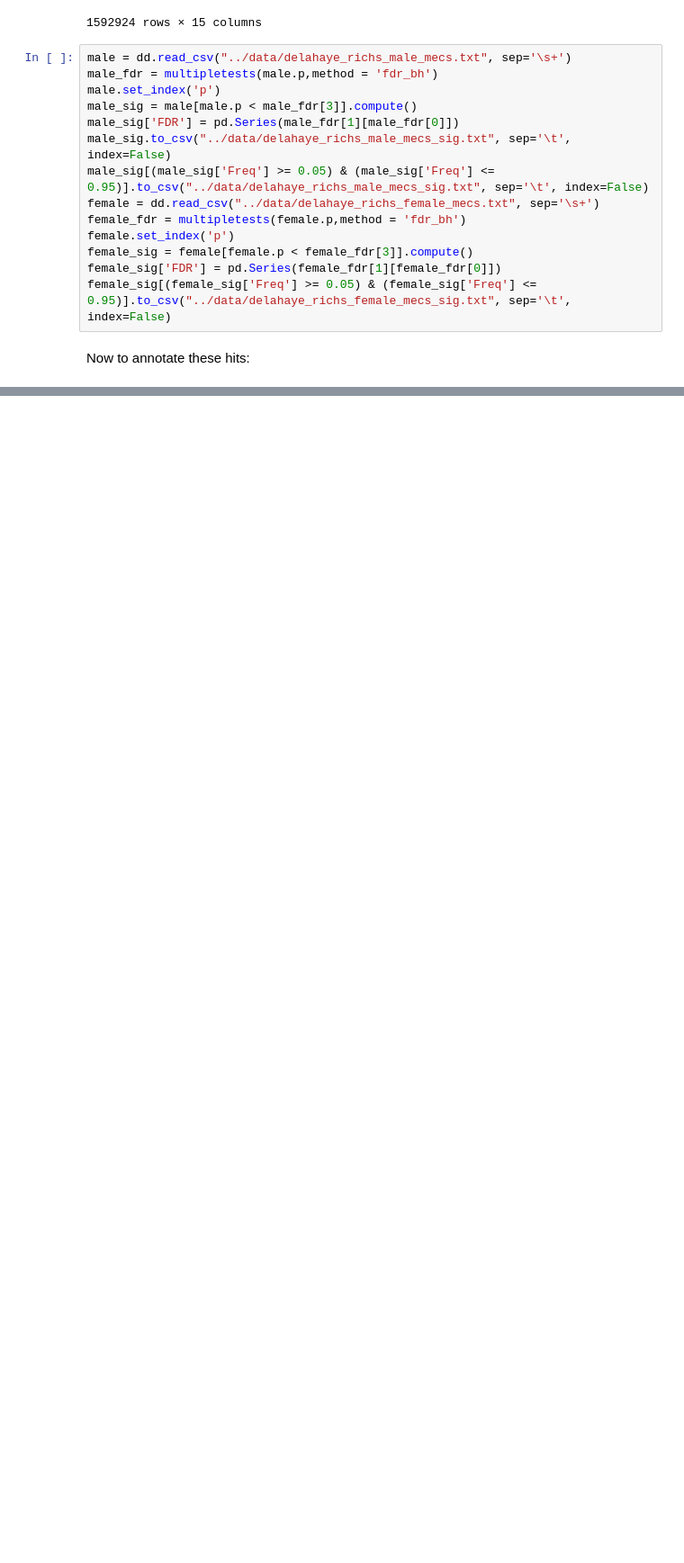
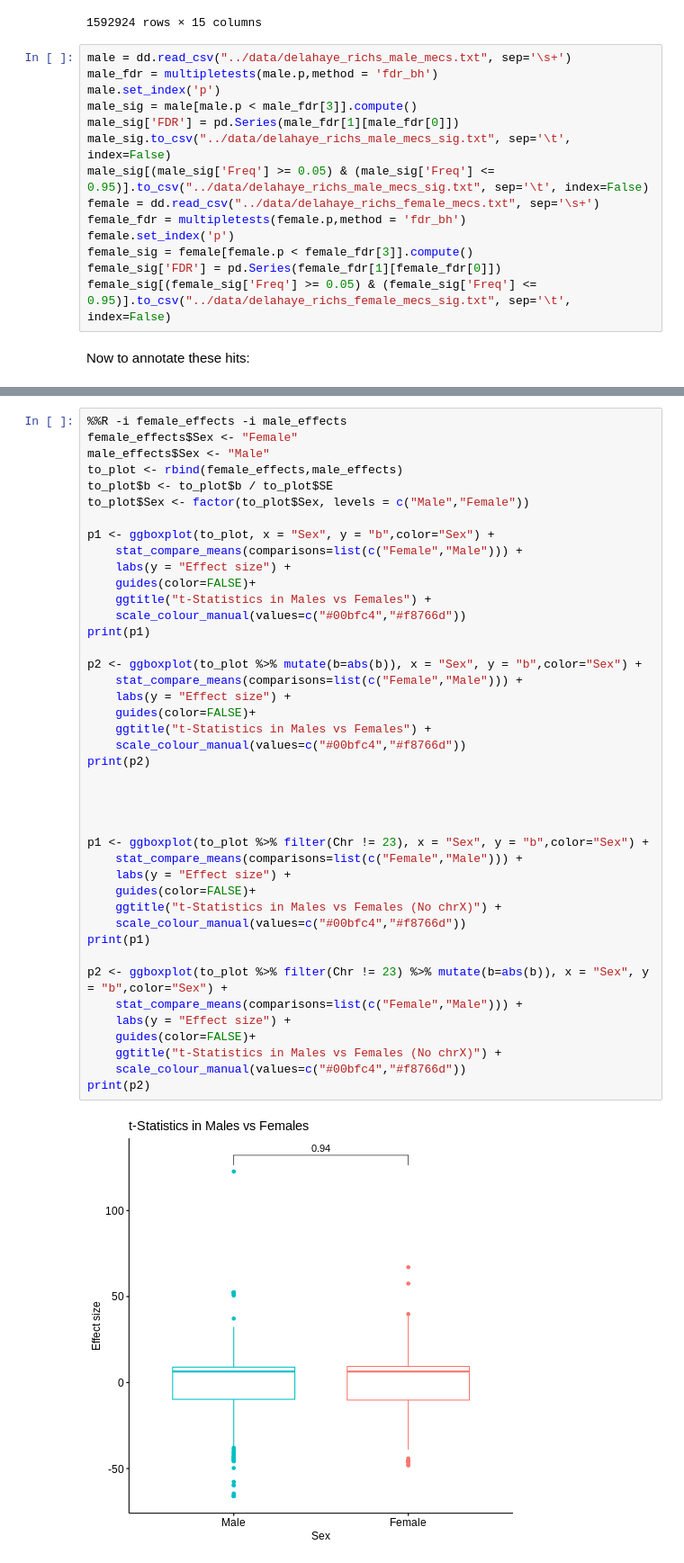
Before and after one commit to wilcas/sex_specific_mQTL, a Jupyter notebook: delahaye_mQTL_analyses/mQTL_meta_analysis.ipynb, the cells around one changed output, grey strips where cells are left out. Shown at 90% size. Cells and saved outputs as stored; diff of their text form; blank space fills up the shorter version.

```diff
--- a/delahaye_mQTL_analyses/mQTL_meta_analysis.ipynb
+++ b/delahaye_mQTL_analyses/mQTL_meta_analysis.ipynb
@@ -297,0 +376,44 @@ female_sig_annot.to_csv("../data/female_meta_annotated_hits.txt.gz",sep='\t',ind
+# %%
+%%R -i female_effects -i male_effects
+female_effects$Sex <- "Female"
+male_effects$Sex <- "Male"
+to_plot <- rbind(female_effects,male_effects)
+to_plot$b <- to_plot$b / to_plot$SE
+to_plot$Sex <- factor(to_plot$Sex, levels = c("Male","Female"))
+
+p1 <- ggboxplot(to_plot, x = "Sex", y = "b",color="Sex") +
+    stat_compare_means(comparisons=list(c("Female","Male"))) +
+    labs(y = "Effect size") +
+    guides(color=FALSE)+
+    ggtitle("t-Statistics in Males vs Females") +
+    scale_colour_manual(values=c("#00bfc4","#f8766d"))
+print(p1)
+
+p2 <- ggboxplot(to_plot %>% mutate(b=abs(b)), x = "Sex", y = "b",color="Sex") +
+    stat_compare_means(comparisons=list(c("Female","Male"))) +
+    labs(y = "Effect size") +
+    guides(color=FALSE)+
+    ggtitle("t-Statistics in Males vs Females") +
+    scale_colour_manual(values=c("#00bfc4","#f8766d"))
+print(p2)
+
+
+
+
+p1 <- ggboxplot(to_plot %>% filter(Chr != 23), x = "Sex", y = "b",color="Sex") +
+    stat_compare_means(comparisons=list(c("Female","Male"))) +
+    labs(y = "Effect size") +
+    guides(color=FALSE)+
+    ggtitle("t-Statistics in Males vs Females (No chrX)") +
+    scale_colour_manual(values=c("#00bfc4","#f8766d"))
+print(p1)
+
+p2 <- ggboxplot(to_plot %>% filter(Chr != 23) %>% mutate(b=abs(b)), x = "Sex", y = "b",color="Sex") +
+    stat_compare_means(comparisons=list(c("Female","Male"))) +
+    labs(y = "Effect size") +
+    guides(color=FALSE)+
+    ggtitle("t-Statistics in Males vs Females (No chrX)") +
+    scale_colour_manual(values=c("#00bfc4","#f8766d"))
+print(p2)
+# %% [output]
+[figure, added]
```
Also changed, not shown: parts of 12 cells of this notebook.
